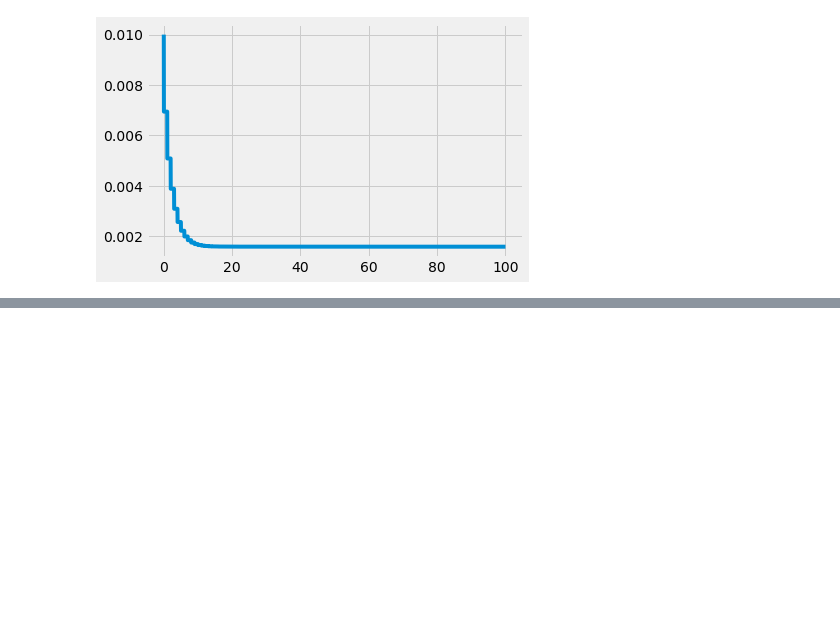
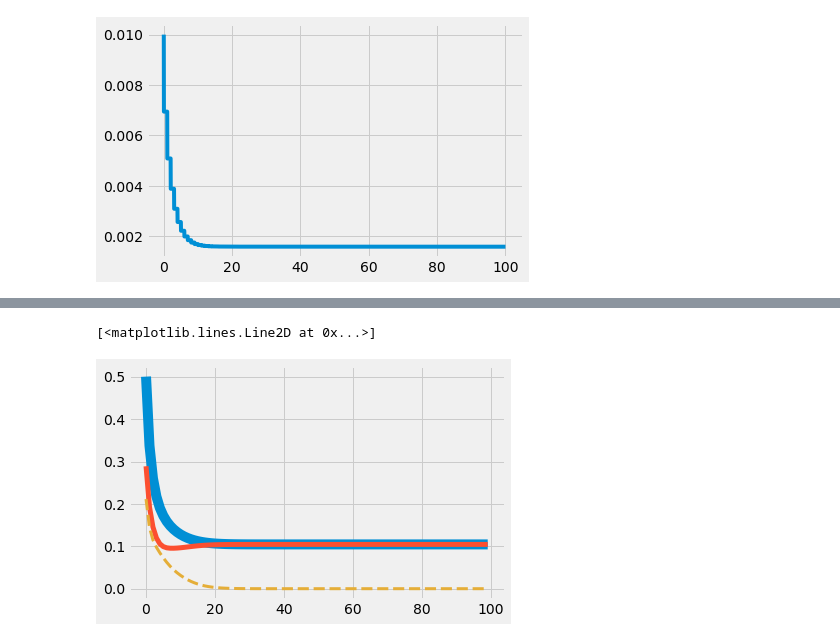
Before and after one commit to fonstelien/TEK4050, a Jupyter notebook: project/project.ipynb, the cells around one changed output, grey strips where cells are left out. Drawn from its saved outputs; the diff is of its cells as text; code cells hidden in the pictures; blank space fills up the shorter version.

```diff
--- a/project/project.ipynb
+++ b/project/project.ipynb
@@ -304,0 +290,2 @@ plt.show()
+# %%
+err_tot_control = sqrt(1/3*(err_pos**2 + err_vel**2 + err_cur**2))
@@ -304,0 +300,7 @@ plt.show()
+# %%
+plt.plot(err_tot, lw=10)
+plt.plot(err_tot_control, lw=5)
+plt.plot(err_tot - err_tot_control, lw=3, ls='--')
+# %% [output]
+[<matplotlib.lines.Line2D at 0x...>]
+[figure, added]
```
Also changed, not shown: parts of 15 cells of this notebook.
